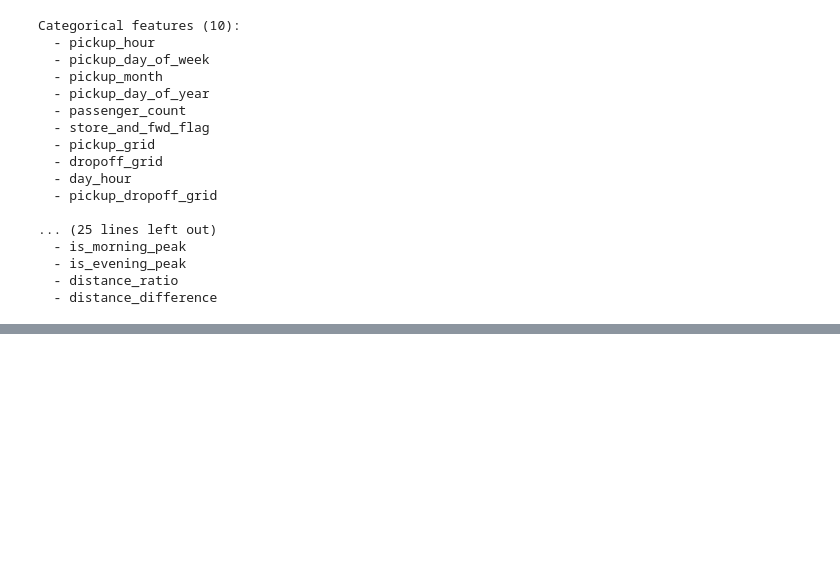
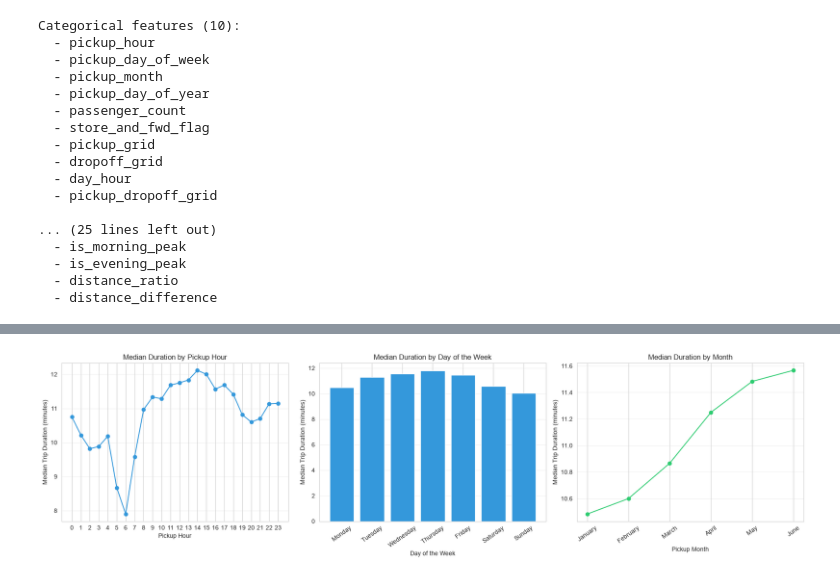
Before and after one commit to mohamedelsayed177/taxi-trip-duration, a Jupyter notebook: notebook/EDA.ipynb, the cells around one changed output, grey strips where cells are left out. Cells and saved outputs as stored; diff of their text form; code cells hidden in the pictures; blank space fills up the shorter version.

```diff
--- a/notebook/EDA.ipynb
+++ b/notebook/EDA.ipynb
@@ -791,0 +985,5 @@ The purpose of this section is to describe patterns, investigate hypotheses, and
+# %%
+temporal_summaries = summarize_temporal_patterns(df)
+plot_temporal_patterns(temporal_summaries)
+# %% [output]
+[figure, added]
```
Also changed, not shown: parts of 71 cells of this notebook, 2 other files.
